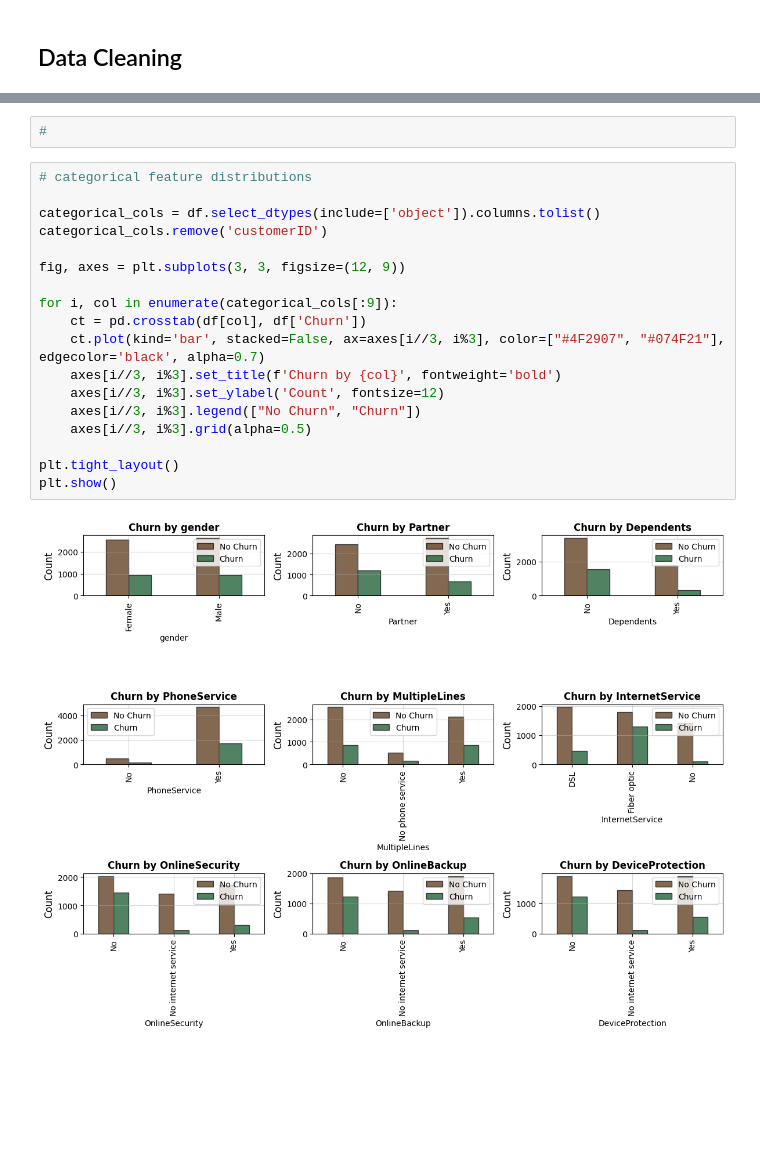
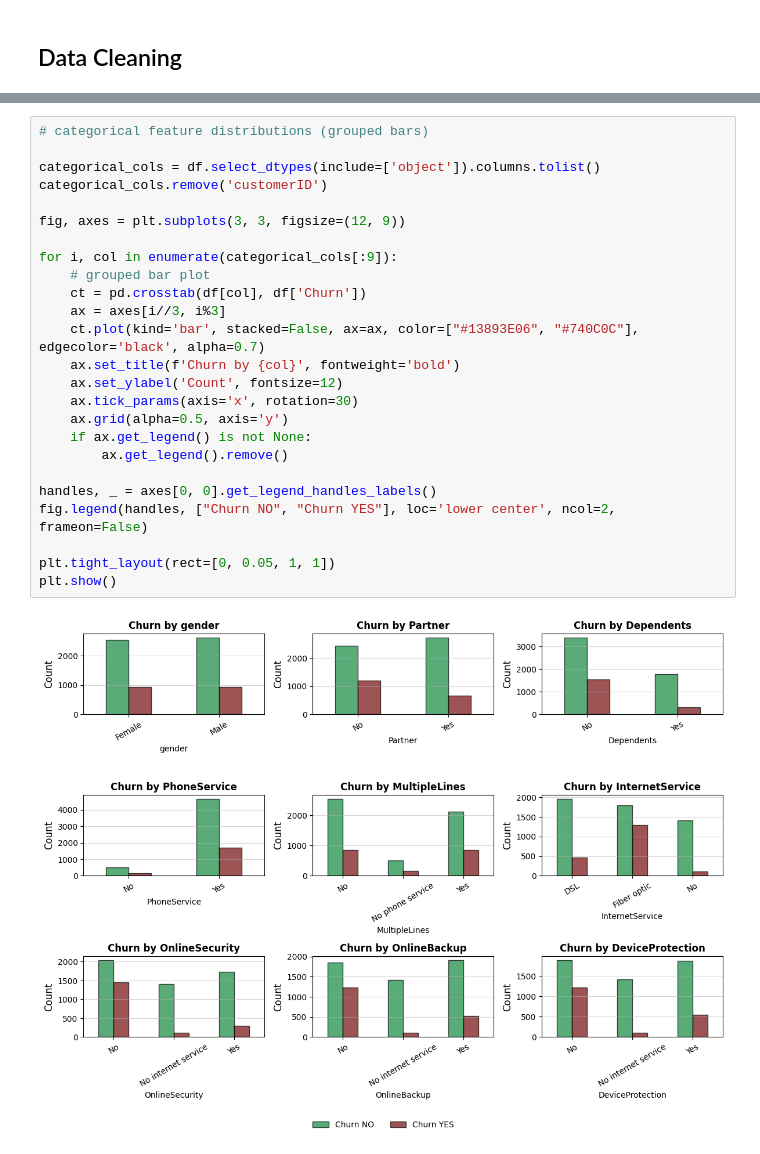
Before and after one commit to Mkrishna253/Telco-Customer-Churn-Predictor, a Jupyter notebook: Customer_churn.ipynb, the cells around one changed output, grey strips where cells are left out. Cells and saved outputs as stored; diff of their text form; blank space fills up the shorter version.

```diff
--- a/Customer_churn.ipynb
+++ b/Customer_churn.ipynb
@@ -116,26 +108,31 @@ min         0.000000     0.000000       18.250000     18.800000
 max         1.000000    72.000000      118.750000   8684.800000
-# %%
-#
 # %%
-# categorical feature distributions
+# categorical feature distributions (grouped bars)
 
 categorical_cols = df.select_dtypes(include=['object']).columns.tolist()
 categorical_cols.remove('customerID')
 
 fig, axes = plt.subplots(3, 3, figsize=(12, 9))
 
 for i, col in enumerate(categorical_cols[:9]):
+    # grouped bar plot
     ct = pd.crosstab(df[col], df['Churn'])
-    ct.plot(kind='bar', stacked=False, ax=axes[i//3, i%3], color=["#4F2907", "#074F21"], edgecolor='black', alpha=0.7)
-    axes[i//3, i%3].set_title(f'Churn by {col}', fontweight='bold')
-    axes[i//3, i%3].set_ylabel('Count', fontsize=12)
-    axes[i//3, i%3].legend(["No Churn", "Churn"])
-    axes[i//3, i%3].grid(alpha=0.5)
+    ax = axes[i//3, i%3]
+    ct.plot(kind='bar', stacked=False, ax=ax, color=["#13893E06", "#740C0C"], edgecolor='black', alpha=0.7)
+    ax.set_title(f'Churn by {col}', fontweight='bold')
+    ax.set_ylabel('Count', fontsize=12)
+    ax.tick_params(axis='x', rotation=30)
+    ax.grid(alpha=0.5, axis='y')
+    if ax.get_legend() is not None:
+        ax.get_legend().remove()
 
-plt.tight_layout()
+handles, _ = axes[0, 0].get_legend_handles_labels()
+fig.legend(handles, ["Churn NO", "Churn YES"], loc='lower center', ncol=2, frameon=False)
+
+plt.tight_layout(rect=[0, 0.05, 1, 1])
 plt.show()
 # %% [output]
-[figure, old version]
+[figure, new version]
 # %%
 # Correlation heatmap
 
```
Also changed, not shown: parts of 16 cells of this notebook.
